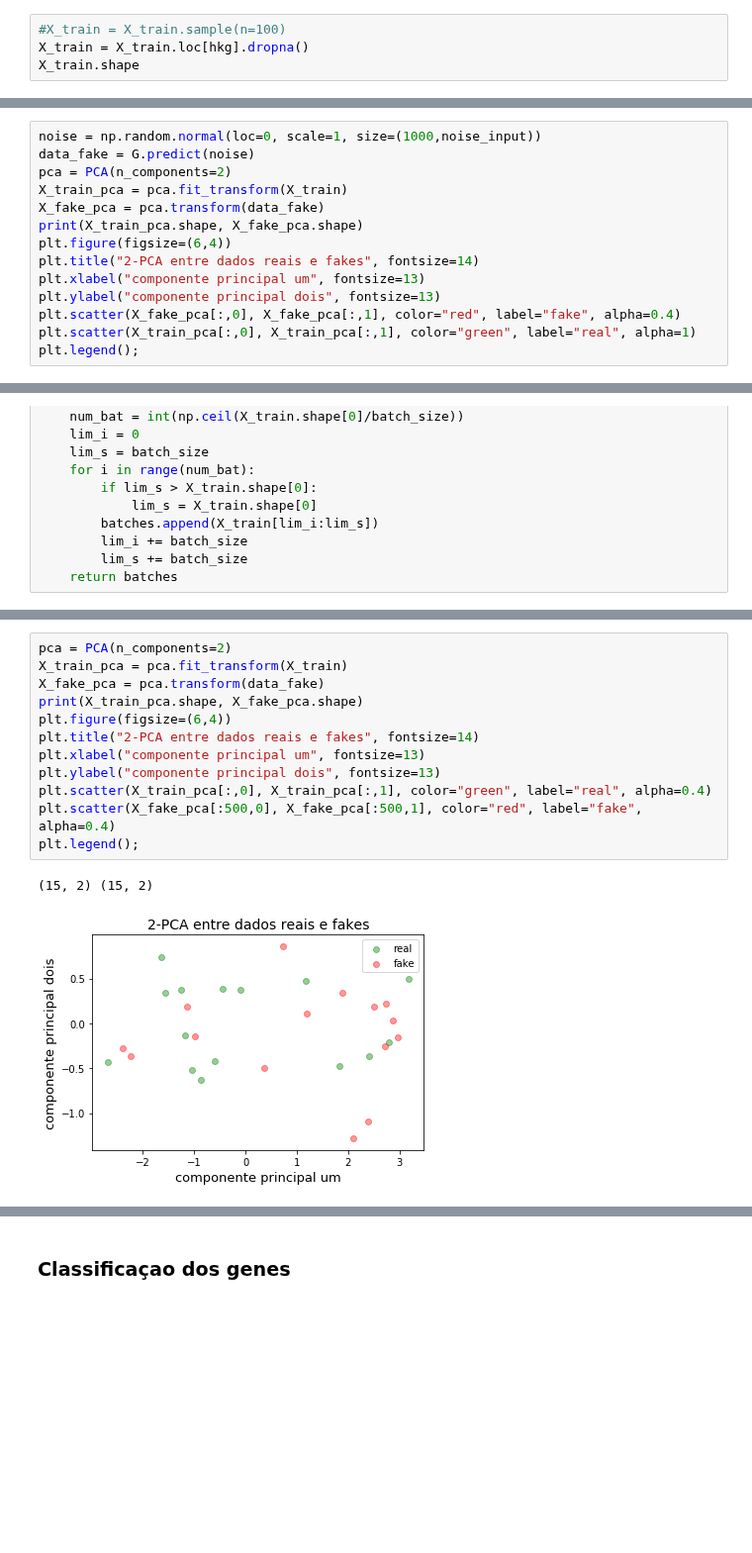
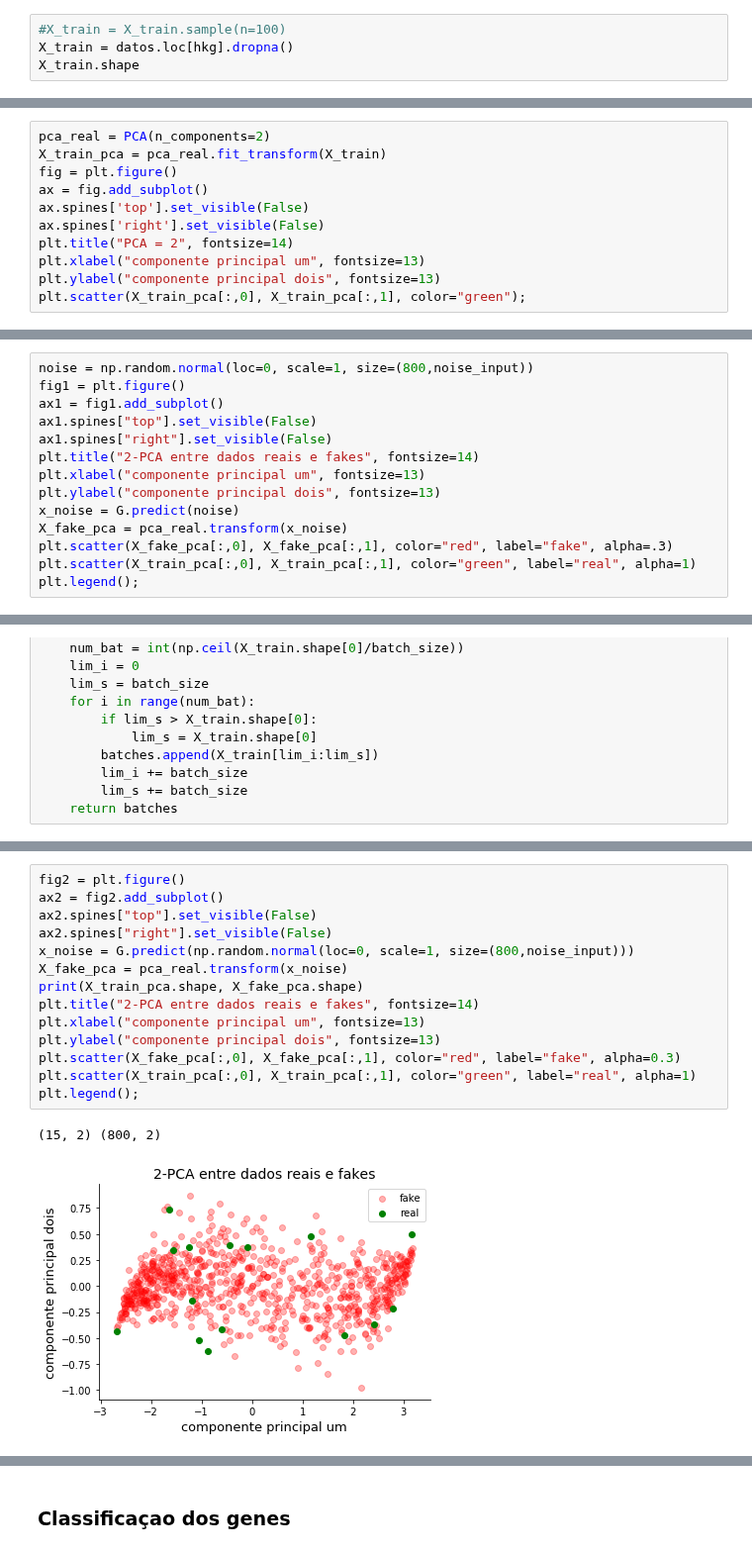
Before and after one commit to ejrueda/MasterUFPA, a Jupyter notebook: Proyectos/BioInformática/Gerando genes housekeeping.ipynb, the cells around one changed output, grey strips where cells are left out. Shown at 99% size. Cells and saved outputs as stored; diff of their text form; blank space fills up the shorter version.

```diff
--- a/Proyectos/BioInformática/Gerando genes housekeeping.ipynb
+++ b/Proyectos/BioInformática/Gerando genes housekeeping.ipynb
@@ -26,7 +46,7 @@ hkg = ["adk","cysG","dnaG","ftsZ","gap","gmk","gyrA","gyrB","hcaT","idnT","recA"
        "rho","rpoA","rpoB","rpoC","rpoD","secA","recF","fusA","glnA","tuf"]
 # %%
 #X_train = X_train.sample(n=100)
-X_train = X_train.loc[hkg].dropna()
+X_train = datos.loc[hkg].dropna()
 X_train.shape
 # %% [output]
 Passing list-likes to .loc or [] with any missing label will raise
@@ -60,0 +58,11 @@ X_train
+# %%
+pca_real = PCA(n_components=2)
+X_train_pca = pca_real.fit_transform(X_train)
+fig = plt.figure()
+ax = fig.add_subplot()
+ax.spines['top'].set_visible(False)
+ax.spines['right'].set_visible(False)
+plt.title("PCA = 2", fontsize=14)
+plt.xlabel("componente principal um", fontsize=13)
+plt.ylabel("componente principal dois", fontsize=13)
+plt.scatter(X_train_pca[:,0], X_train_pca[:,1], color="green");
@@ -137,15 +147,15 @@ Distribuición original de cada caracteristica vs red Generadora sin entrenar
 # %%
-noise = np.random.normal(loc=0, scale=1, size=(1000,noise_input))
-data_fake = G.predict(noise)
-pca = PCA(n_components=2)
-X_train_pca = pca.fit_transform(X_train)
-X_fake_pca = pca.transform(data_fake)
-print(X_train_pca.shape, X_fake_pca.shape)
-plt.figure(figsize=(6,4))
+noise = np.random.normal(loc=0, scale=1, size=(800,noise_input))
+fig1 = plt.figure()
+ax1 = fig1.add_subplot()
+ax1.spines["top"].set_visible(False)
+ax1.spines["right"].set_visible(False)
 plt.title("2-PCA entre dados reais e fakes", fontsize=14)
 plt.xlabel("componente principal um", fontsize=13)
 plt.ylabel("componente principal dois", fontsize=13)
-plt.scatter(X_fake_pca[:,0], X_fake_pca[:,1], color="red", label="fake", alpha=0.4)
+x_noise = G.predict(noise)
+X_fake_pca = pca_real.transform(x_noise)
+plt.scatter(X_fake_pca[:,0], X_fake_pca[:,1], color="red", label="fake", alpha=.3)
 plt.scatter(X_train_pca[:,0], X_train_pca[:,1], color="green", label="real", alpha=1)
 plt.legend();
 # %% [output]
@@ -325,18 +339,20 @@ Distribuición original de cada caracteristica vs red Generadora entrenada
 # %%
-pca = PCA(n_components=2)
-X_train_pca = pca.fit_transform(X_train)
-X_fake_pca = pca.transform(data_fake)
+fig2 = plt.figure()
+ax2 = fig2.add_subplot()
+ax2.spines["top"].set_visible(False)
+ax2.spines["right"].set_visible(False)
+x_noise = G.predict(np.random.normal(loc=0, scale=1, size=(800,noise_input)))
+X_fake_pca = pca_real.transform(x_noise)
 print(X_train_pca.shape, X_fake_pca.shape)
-plt.figure(figsize=(6,4))
 plt.title("2-PCA entre dados reais e fakes", fontsize=14)
 plt.xlabel("componente principal um", fontsize=13)
 plt.ylabel("componente principal dois", fontsize=13)
-plt.scatter(X_train_pca[:,0], X_train_pca[:,1], color="green", label="real", alpha=0.4)
-plt.scatter(X_fake_pca[:500,0], X_fake_pca[:500,1], color="red", label="fake", alpha=0.4)
+plt.scatter(X_fake_pca[:,0], X_fake_pca[:,1], color="red", label="fake", alpha=0.3)
+plt.scatter(X_train_pca[:,0], X_train_pca[:,1], color="green", label="real", alpha=1)
 plt.legend();
 # %% [output]
-(15, 2) (15, 2)
+(15, 2) (800, 2)
-[figure, old version]
+[figure, new version]
 # %%
 fakes = G.predict(np.random.normal(0,1,(5000,noise_input)))
 print("Dados fake: ", fakes.shape)
```
Also changed, not shown: parts of 23 cells of this notebook, 25 other files.
